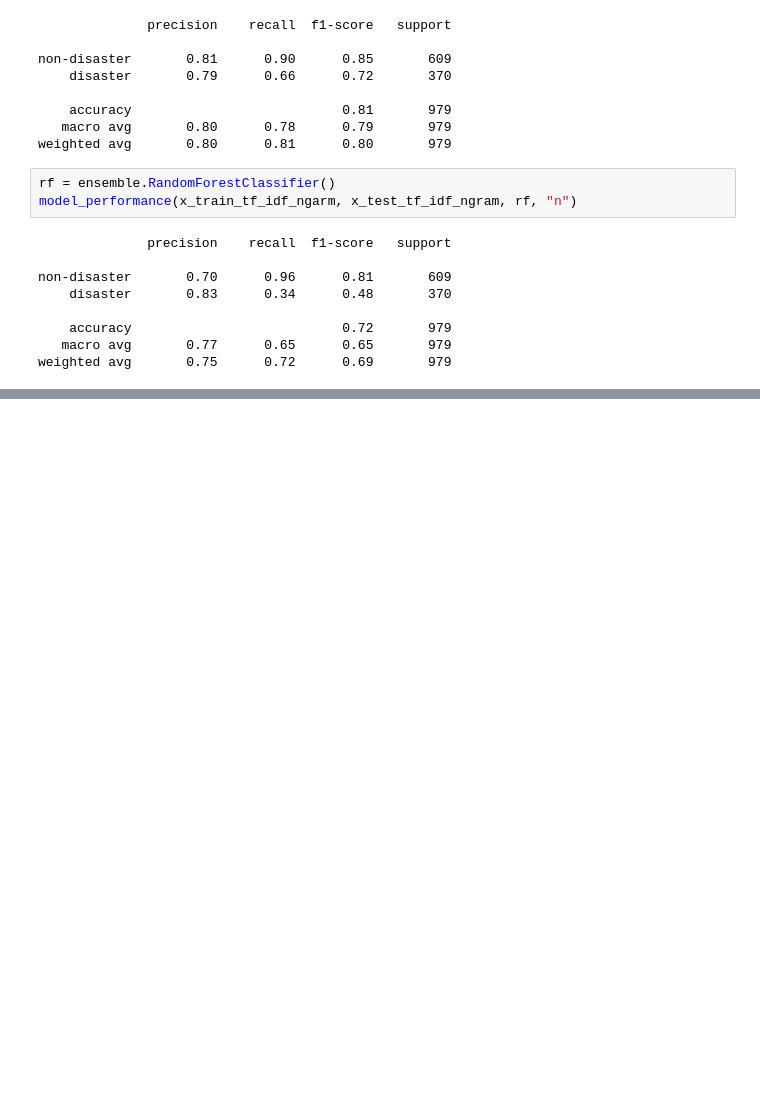
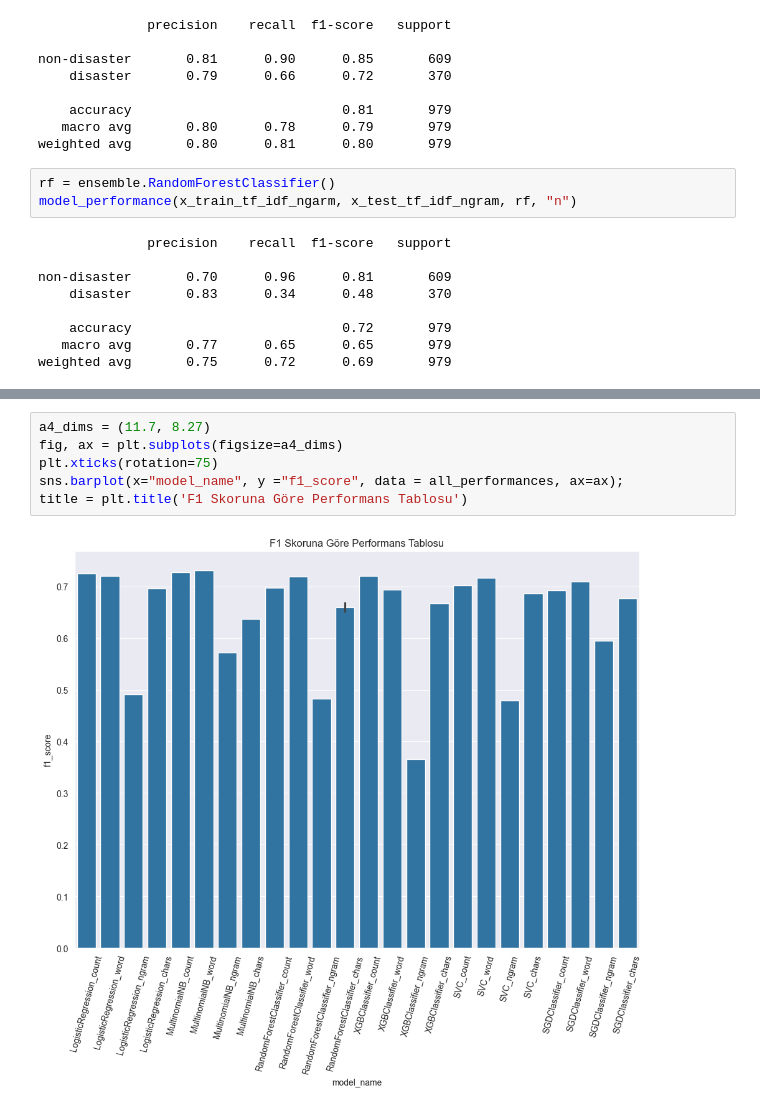
Before and after one commit to amin224/DisasterTweetDetection, a Jupyter notebook: AmnTest.ipynb, the cells around one changed output, grey strips where cells are left out. Cells and saved outputs as stored; diff of their text form; blank space fills up the shorter version.

```diff
--- a/AmnTest.ipynb
+++ b/AmnTest.ipynb
@@ -883,0 +1097,8 @@ weighted avg       0.79      0.79      0.78       979
+# %%
+a4_dims = (11.7, 8.27)
+fig, ax = plt.subplots(figsize=a4_dims)
+plt.xticks(rotation=75)
+sns.barplot(x="model_name", y ="f1_score", data = all_performances, ax=ax);
+title = plt.title('F1 Skoruna Göre Performans Tablosu')
+# %% [output]
+[figure, added]
```
Also changed, not shown: parts of 69 cells of this notebook.
